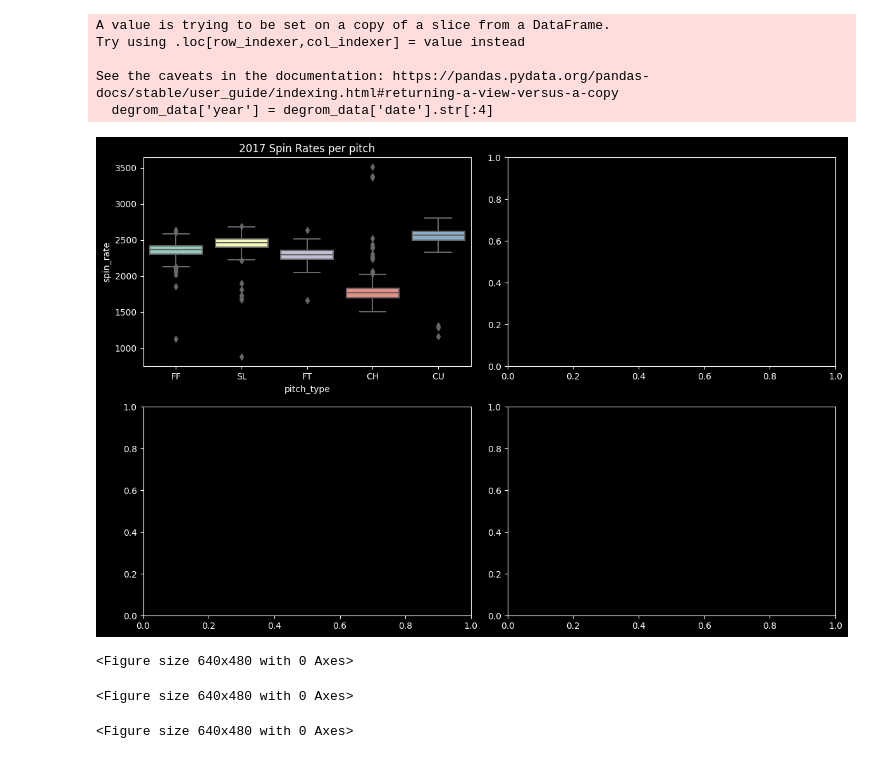
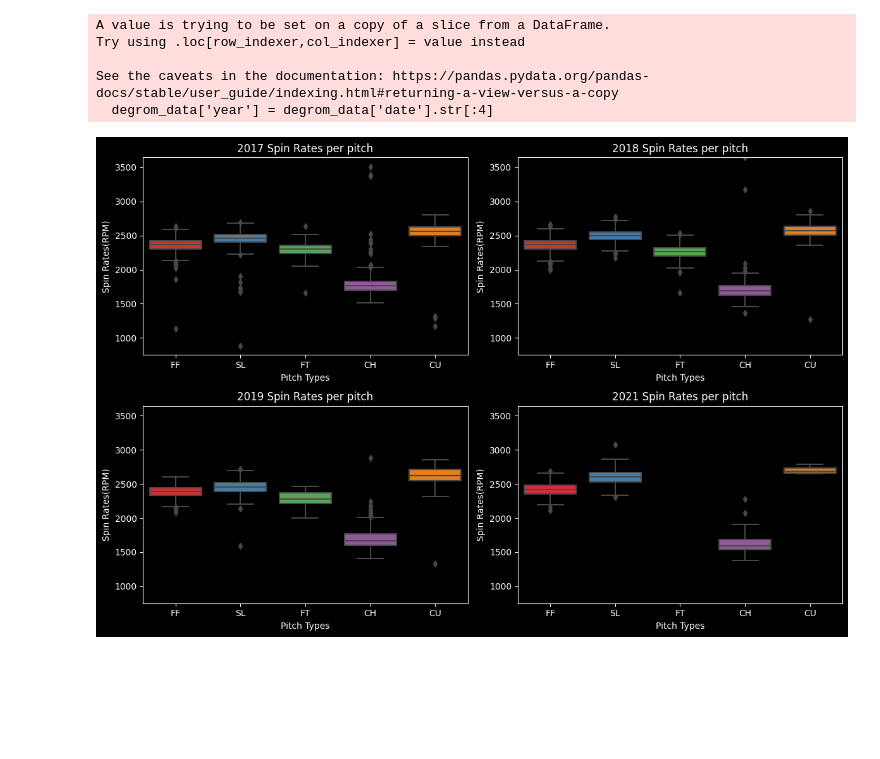
Before and after one commit to brady-pittman/Random-Data-Projects, a Jupyter notebook: random-spins.ipynb, the cells around one changed output. Cells and saved outputs as stored; diff of their text form; code cells hidden in the pictures; blank space fills up the shorter version.

```diff
--- a/random-spins.ipynb
+++ b/random-spins.ipynb
@@ -37,22 +37,26 @@ See the caveats in the documentation: https://pandas.pydata.org/pandas-docs/stab
   degrom_data['year'] = degrom_data['date'].str[:4]
 # %%
 unique_values = degrom_data['year'].unique()
+unique_pitch_types = degrom_data['pitch_type'].unique()
+
+
+color_pallete = sns.color_palette('Set1', n_colors=len(unique_pitch_types))
 
 fig, axes = plt.subplots(2, 2, figsize=(12, 8))
 
 for i, value in enumerate(unique_values):
     row = i // 2
     col = i % 2
 
     filtered_data = degrom_data[degrom_data['year'] == value]
 
-    sns.boxplot(x=filtered_data['pitch_type'], y=filtered_data['spin_rate'], ax=axes[row, col])
+    sns.boxplot(x=filtered_data['pitch_type'], y=filtered_data['spin_rate'], ax=axes[row, col], order= unique_pitch_types, palette=color_pallete)
     axes[row, col].set_title(f'{value} Spin Rates per pitch')
+    axes[row, col].set_ylabel('Spin Rates(RPM)')
+    axes[row, col].set_xlabel('Pitch Types')
+    axes[row, col].set_ylim(axes[0, 0].get_ylim())
 
-    plt.tight_layout()
-    plt.show()
+plt.tight_layout()
+plt.show()
 # %% [output]
-[figure, old version]
+[figure, new version]
-<Figure size 640x480 with 0 Axes>
-<Figure size 640x480 with 0 Axes>
-<Figure size 640x480 with 0 Axes>
```
Also changed, not shown: parts of 2 cells of this notebook.
